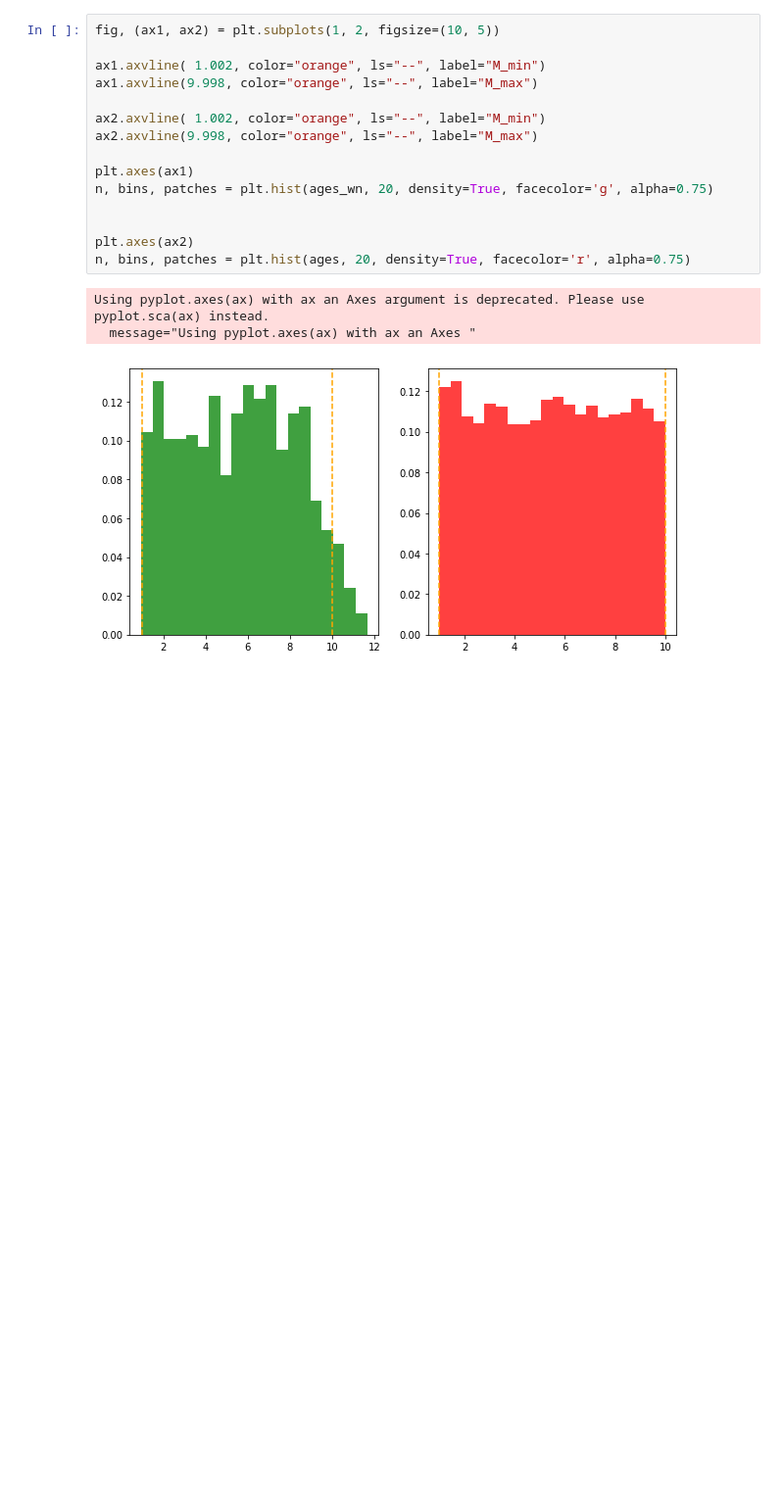
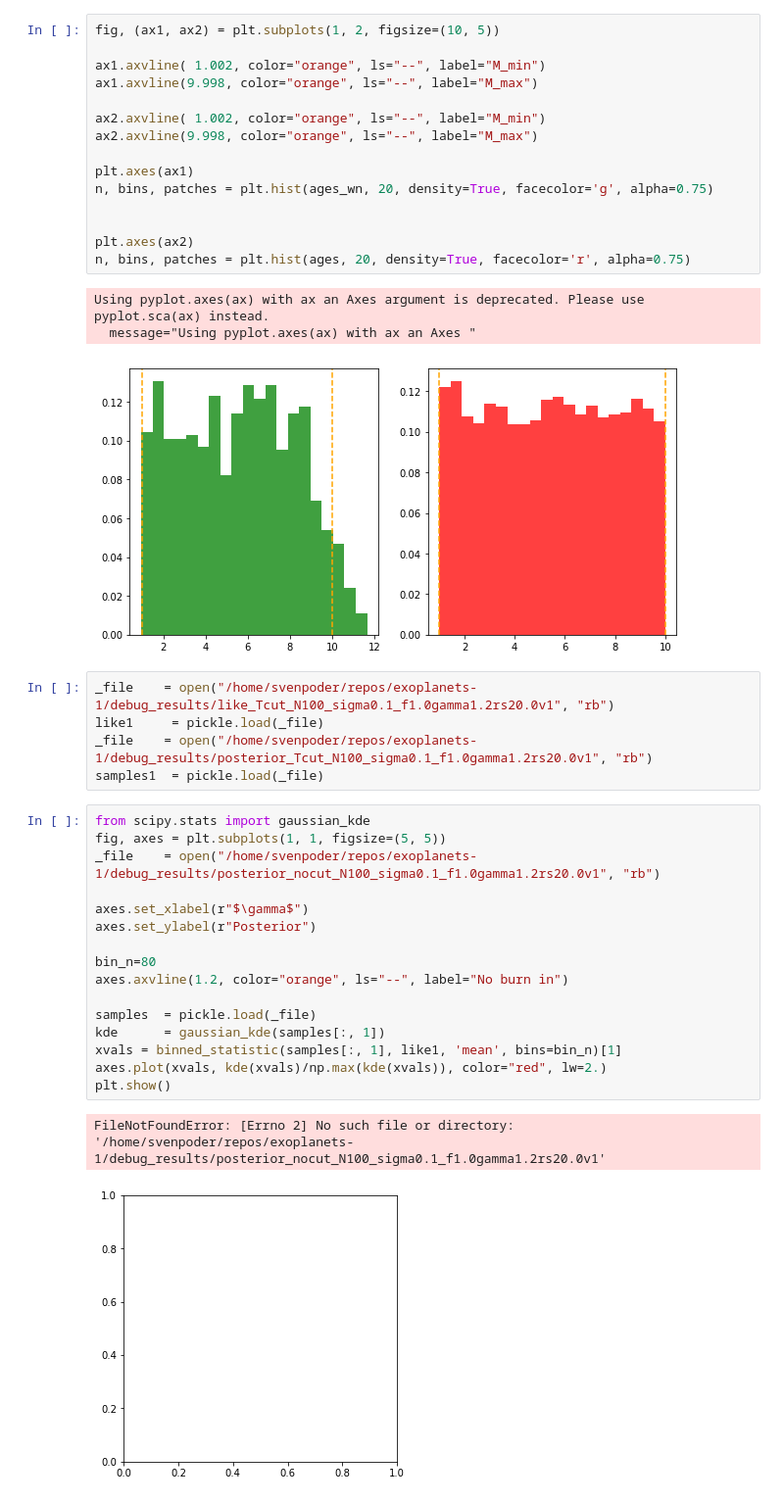
Before and after one commit to SvPoder/exoplanets, a Jupyter notebook: jupyter-notebook/test_uncertainty_dependence.ipynb, the cells around one changed output. Shown at 98% size. Drawn from its saved outputs; the diff is of its cells as text; blank space fills up the shorter version.

```diff
--- a/jupyter-notebook/test_uncertainty_dependence.ipynb
+++ b/jupyter-notebook/test_uncertainty_dependence.ipynb
@@ -107,3 +108,27 @@ n, bins, patches = plt.hist(ages, 20, density=True, facecolor='r', alpha=0.75)
 Using pyplot.axes(ax) with ax an Axes argument is deprecated. Please use pyplot.sca(ax) instead.
   message="Using pyplot.axes(ax) with ax an Axes "
 [figure]
+# %%
+_file    = open("/home/svenpoder/repos/exoplanets-1/debug_results/like_Tcut_N100_sigma0.1_f1.0gamma1.2rs20.0v1", "rb")
+like1     = pickle.load(_file)
+_file    = open("/home/svenpoder/repos/exoplanets-1/debug_results/posterior_Tcut_N100_sigma0.1_f1.0gamma1.2rs20.0v1", "rb")
+samples1  = pickle.load(_file)
+# %%
+from scipy.stats import gaussian_kde
+fig, axes = plt.subplots(1, 1, figsize=(5, 5))
+_file    = open("/home/svenpoder/repos/exoplanets-1/debug_results/posterior_nocut_N100_sigma0.1_f1.0gamma1.2rs20.0v1", "rb")
+
+axes.set_xlabel(r"$\gamma$")
+axes.set_ylabel(r"Posterior")
+
+bin_n=80
+axes.axvline(1.2, color="orange", ls="--", label="No burn in")
+
+samples  = pickle.load(_file)
+kde      = gaussian_kde(samples[:, 1])
+xvals = binned_statistic(samples[:, 1], like1, 'mean', bins=bin_n)[1]
+axes.plot(xvals, kde(xvals)/np.max(kde(xvals)), color="red", lw=2.)
+plt.show()
+# %% [output]
+FileNotFoundError: [Errno 2] No such file or directory: '/home/svenpoder/repos/exoplanets-1/debug_results/posterior_nocut_N100_sigma0.1_f1.0gamma1.2rs20.0v1'
+[figure, added]
```
Also changed, not shown: parts of 5 cells of this notebook, 5 other files.
